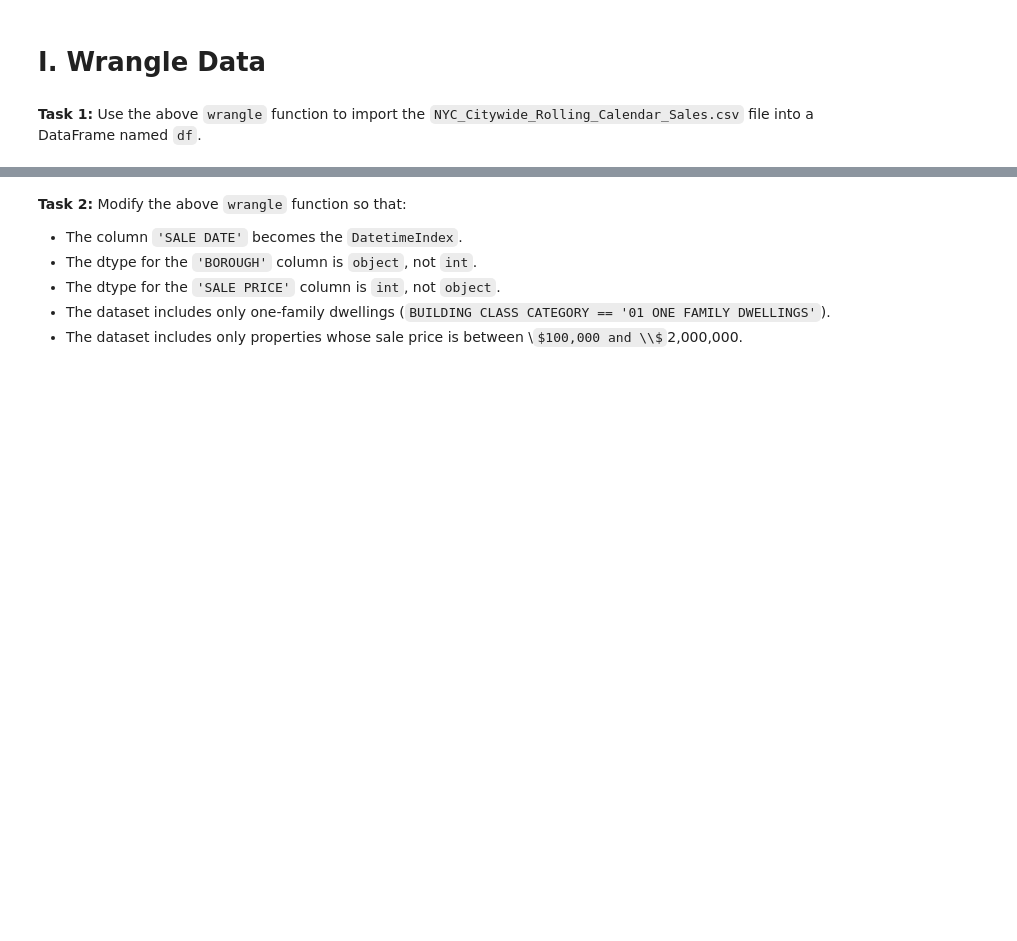
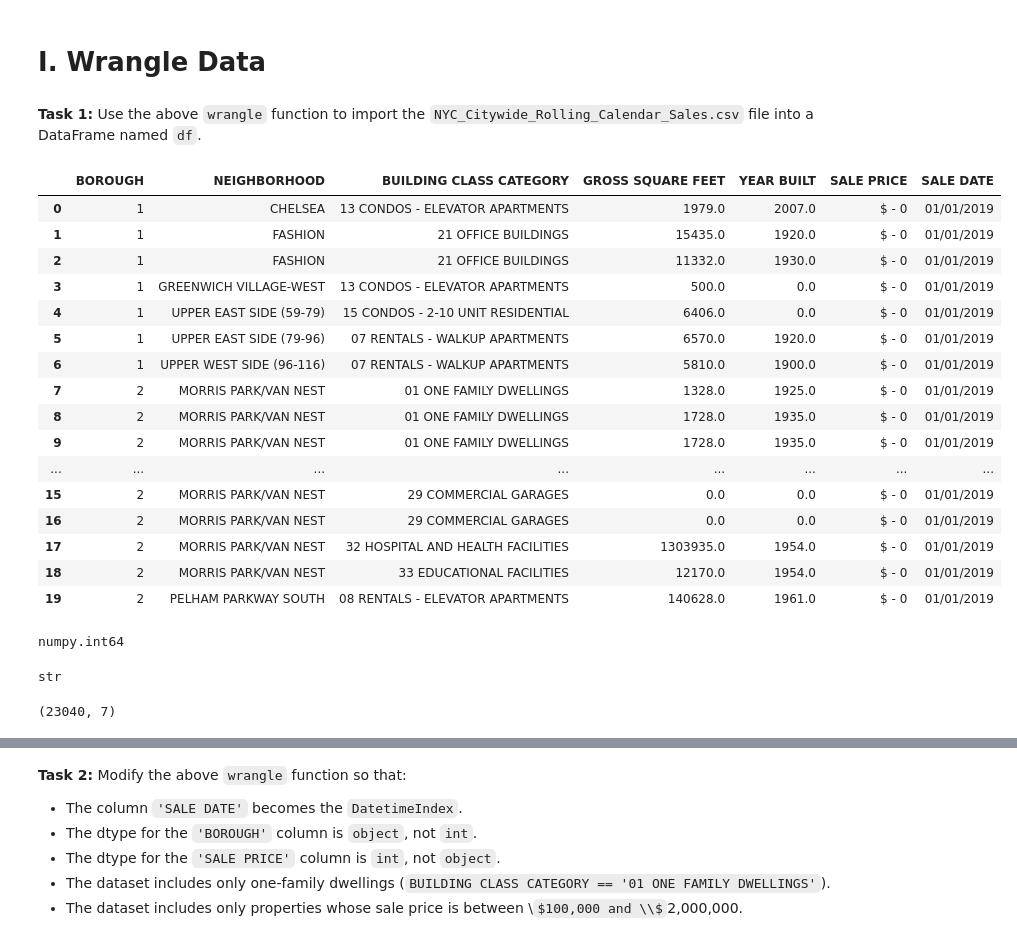
Before and after one commit to sikoh/DS-Linear-Models, a Jupyter notebook: Ridge-Regression/DS_RidgeRegression_Homework.ipynb, the cells around one changed output, grey strips where cells are left out. Drawn from its saved outputs; the diff is of its cells as text; code cells hidden in the pictures; some formulas as TeX source; blank space fills up the shorter version.

```diff
--- a/Ridge-Regression/DS_RidgeRegression_Homework.ipynb
+++ b/Ridge-Regression/DS_RidgeRegression_Homework.ipynb
@@ -48,5 +52,36 @@ def wrangle(filepath):
 filepath = "https://raw.githubusercontent.com/bloominstituteoftechnology/DS-Unit-2-Linear-Models/master/data/condos/NYC_Citywide_Rolling_Calendar_Sales.csv"
 # %% [markdown]
 **Task 1:** Use the above `wrangle` function to import the `NYC_Citywide_Rolling_Calendar_Sales.csv` file into a DataFrame named `df`.
+# %%
+df = wrangle(filepath)
+df.head(20)
+# %% [output]
+|  | BOROUGH | NEIGHBORHOOD | BUILDING CLASS CATEGORY | GROSS SQUARE FEET | YEAR BUILT | SALE PRICE | SALE DATE |
+| 0 | 1 | CHELSEA | 13 CONDOS - ELEVATOR APARTMENTS | 1979.0 | 2007.0 | $ - 0 | 01/01/2019 |
+| 1 | 1 | FASHION | 21 OFFICE BUILDINGS | 15435.0 | 1920.0 | $ - 0 | 01/01/2019 |
+| 2 | 1 | FASHION | 21 OFFICE BUILDINGS | 11332.0 | 1930.0 | $ - 0 | 01/01/2019 |
+| 3 | 1 | GREENWICH VILLAGE-WEST | 13 CONDOS - ELEVATOR APARTMENTS | 500.0 | 0.0 | $ - 0 | 01/01/2019 |
+| 4 | 1 | UPPER EAST SIDE (59-79) | 15 CONDOS - 2-10 UNIT RESIDENTIAL | 6406.0 | 0.0 | $ - 0 | 01/01/2019 |
+| 5 | 1 | UPPER EAST SIDE (79-96) | 07 RENTALS - WALKUP APARTMENTS | 6570.0 | 1920.0 | $ - 0 | 01/01/2019 |
+| 6 | 1 | UPPER WEST SIDE (96-116) | 07 RENTALS - WALKUP APARTMENTS | 5810.0 | 1900.0 | $ - 0 | 01/01/2019 |
+| 7 | 2 | MORRIS PARK/VAN NEST | 01 ONE FAMILY DWELLINGS | 1328.0 | 1925.0 | $ - 0 | 01/01/2019 |
+| 8 | 2 | MORRIS PARK/VAN NEST | 01 ONE FAMILY DWELLINGS | 1728.0 | 1935.0 | $ - 0 | 01/01/2019 |
+| 9 | 2 | MORRIS PARK/VAN NEST | 01 ONE FAMILY DWELLINGS | 1728.0 | 1935.0 | $ - 0 | 01/01/2019 |
+| ... | ... | ... | ... | ... | ... | ... | ... |
+| 15 | 2 | MORRIS PARK/VAN NEST | 29 COMMERCIAL GARAGES | 0.0 | 0.0 | $ - 0 | 01/01/2019 |
+| 16 | 2 | MORRIS PARK/VAN NEST | 29 COMMERCIAL GARAGES | 0.0 | 0.0 | $ - 0 | 01/01/2019 |
+| 17 | 2 | MORRIS PARK/VAN NEST | 32 HOSPITAL AND HEALTH FACILITIES | 1303935.0 | 1954.0 | $ - 0 | 01/01/2019 |
+| 18 | 2 | MORRIS PARK/VAN NEST | 33 EDUCATIONAL FACILITIES | 12170.0 | 1954.0 | $ - 0 | 01/01/2019 |
+| 19 | 2 | PELHAM PARKWAY SOUTH | 08 RENTALS - ELEVATOR APARTMENTS | 140628.0 | 1961.0 | $ - 0 | 01/01/2019 |
+# %%
+type(df['BOROUGH'][0])
+# %% [output]
+numpy.int64
+# %%
+type(df['SALE PRICE'][0])
+# %% [output]
+str
 # %%
-df = ...
+df.shape
+# %% [output]
+(23040, 7)
```
Also changed, not shown: parts of 27 cells of this notebook.
